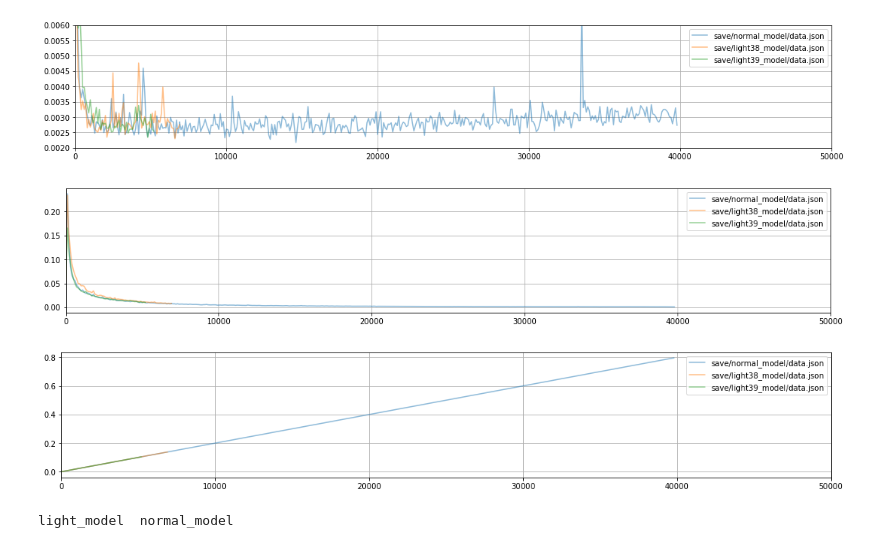
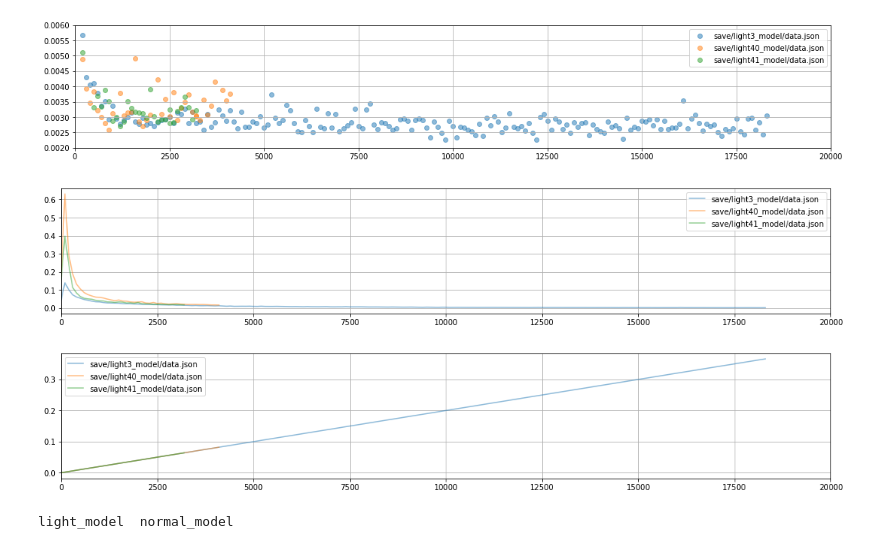
Before and after one commit to scpark20/kimchi-tts, a Jupyter notebook: loss_graph.ipynb, the cells around one changed output. Drawn from its saved outputs; the diff is of its cells as text; code cells hidden in the pictures.

```diff
--- a/loss_graph.ipynb
+++ b/loss_graph.ipynb
@@ -3,12 +3,12 @@ import json
 import numpy as np
 import matplotlib.pyplot as plt
 # %%
-dirs = ['save/normal_model/data.json',
-        'save/light38_model/data.json',
-        'save/light39_model/data.json',
+dirs = ['save/light3_model/data.json',
+        'save/light40_model/data.json',
+        'save/light41_model/data.json',
        ]
 
-N = 50000
+N = 20000
 
 loss_list = []
 for dir in dirs:
@@ -24,7 +24,7 @@ def moving_average(data_set, periods=1):
 
 plt.figure(figsize=[18, 3])
 for dir, loss in zip(dirs, loss_list):
-    plt.plot(loss[:, 0], moving_average(loss[:, 1]), label=dir, alpha=0.5)
+    plt.scatter(loss[:, 0], moving_average(loss[:, 1]), label=dir, alpha=0.5)
 
 plt.xlim([0, N])
 plt.ylim([0.002, 0.006])
@@ -39,36 +39,36 @@ for dir in dirs:
         loss[:, 1] = np.clip(loss[:, 1], a_min=0, a_max=2.0)
         loss_list.append(loss)
 
 plt.figure(figsize=[18, 3])
 for dir, loss in zip(dirs, loss_list):
     plt.plot(loss[:, 0], moving_average(loss[:, 1]), label=dir, alpha=0.5)
 
 plt.xlim([0, N])
 #plt.ylim([0.00, 0.01])
 plt.grid()
 plt.legend()
 plt.show()
 
 loss_list = []
 for dir in dirs:
     with open(dir, 'r') as f:
         loss = np.array(json.load(f)['beta'])
         loss[:, 1] = np.clip(loss[:, 1], a_min=0, a_max=2.0)
         loss_list.append(loss)
 
 plt.figure(figsize=[18, 3])
 for dir, loss in zip(dirs, loss_list):
     plt.plot(loss[:, 0], loss[:, 1], label=dir, alpha=0.5)
 
 plt.xlim([0, N])
 #plt.ylim([0.0, 1.1])
 plt.grid()
 plt.legend()
 plt.show()
 # %% [output]
-[figure, old version]
+[figure, new version]
-[figure, old version]
+[figure, new version]
-[figure, old version]
+[figure, new version]
 # %%
 !ls save
 # %% [output]
```
Also changed, not shown: 5 other files.
